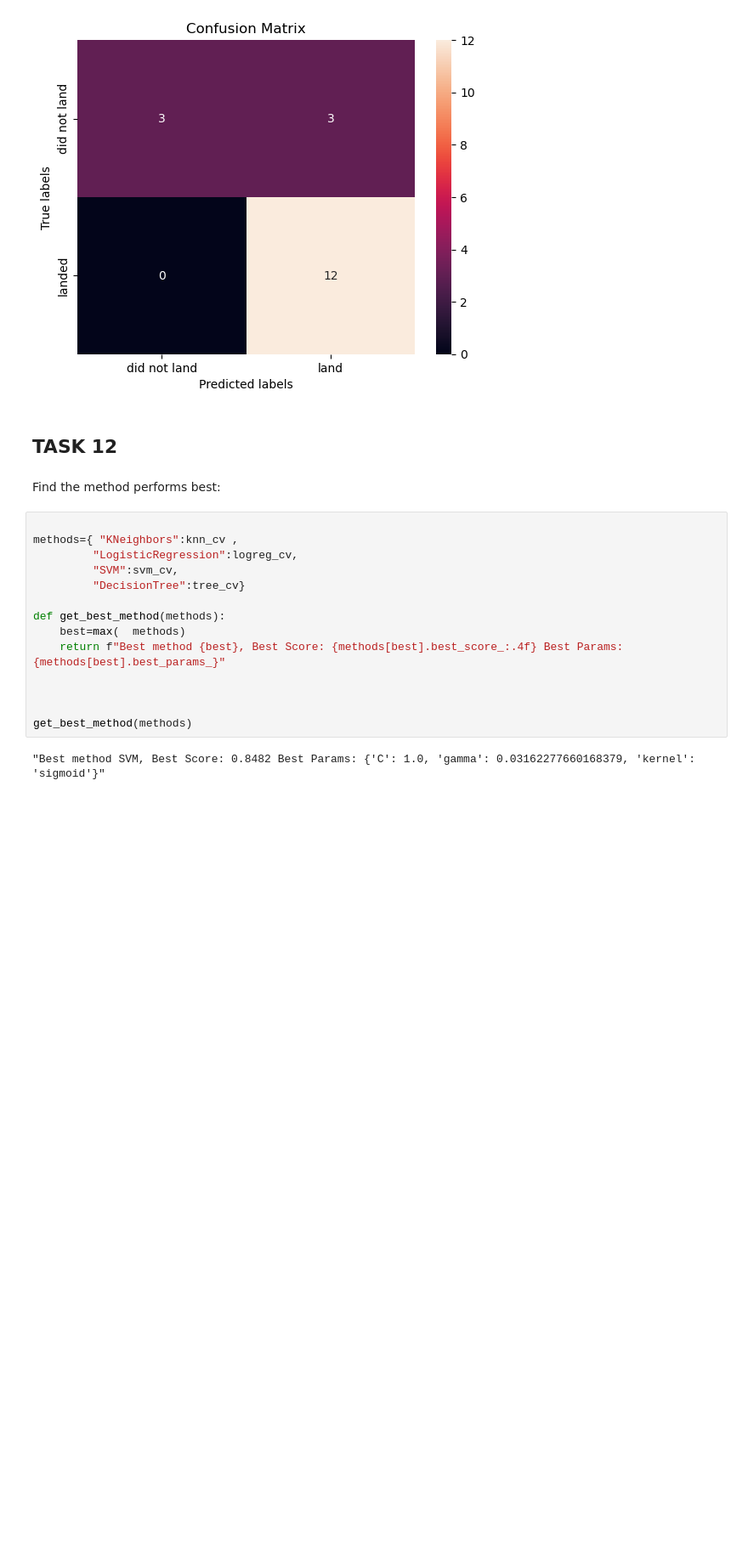
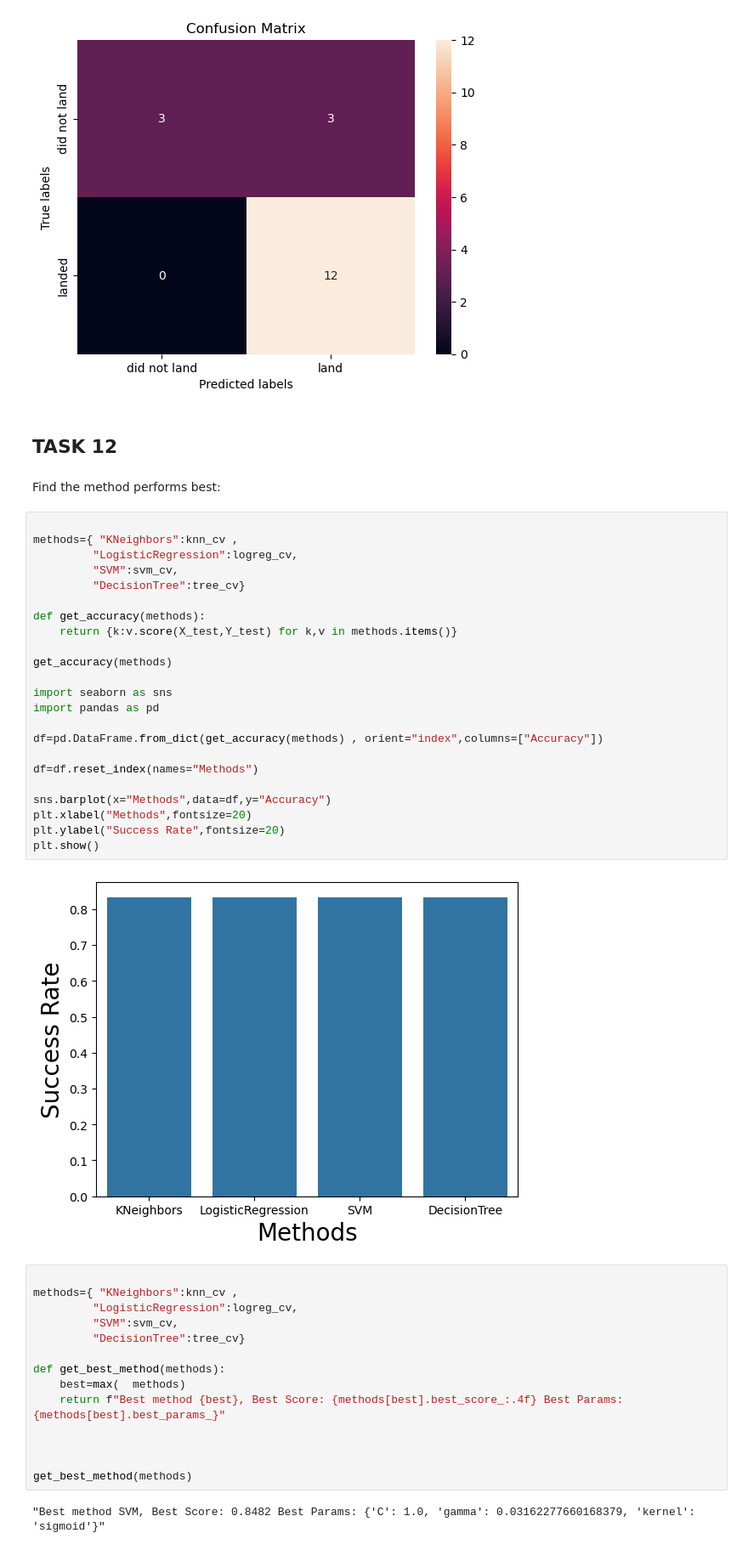
Before and after one commit to Chuanhua512/IBMDataScience, a Jupyter notebook: Module 4/SpaceX_Machine_Learning_Prediction_Part_5.jupyterlite.ipynb, the cells around one changed output. Shown at 85% size. Cells and saved outputs as stored; diff of their text form; blank space fills up the shorter version.

```diff
--- a/Module 4/SpaceX_Machine_Learning_Prediction_Part_5.jupyterlite.ipynb
+++ b/Module 4/SpaceX_Machine_Learning_Prediction_Part_5.jupyterlite.ipynb
@@ -329,6 +330,31 @@ plot_confusion_matrix(Y_test,yhat)
 ## TASK  12
 # %% [markdown]
 Find the method performs best:
+# %%
+
+methods={ "KNeighbors":knn_cv ,
+         "LogisticRegression":logreg_cv,
+         "SVM":svm_cv,
+         "DecisionTree":tree_cv}
+
+def get_accuracy(methods):
+    return {k:v.score(X_test,Y_test) for k,v in methods.items()}
+
+get_accuracy(methods)
+
+import seaborn as sns
+import pandas as pd
+
+df=pd.DataFrame.from_dict(get_accuracy(methods) , orient="index",columns=["Accuracy"])
+
+df=df.reset_index(names="Methods")
+
+sns.barplot(x="Methods",data=df,y="Accuracy")
+plt.xlabel("Methods",fontsize=20)
+plt.ylabel("Success Rate",fontsize=20)
+plt.show()
+# %% [output]
+[figure, added]
 # %%
 
 methods={ "KNeighbors":knn_cv ,
```
Also changed, not shown: parts of 2 cells of this notebook, 2 other files.
